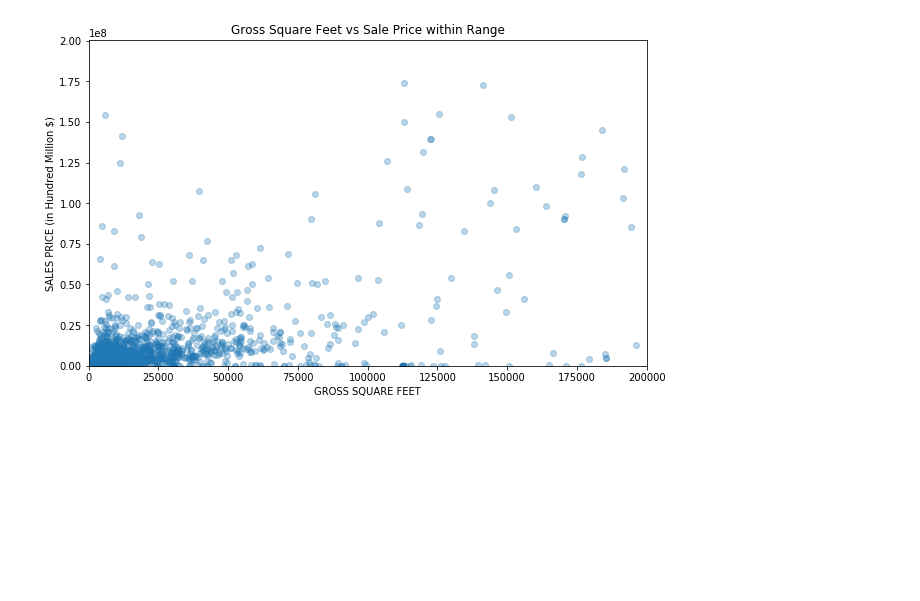
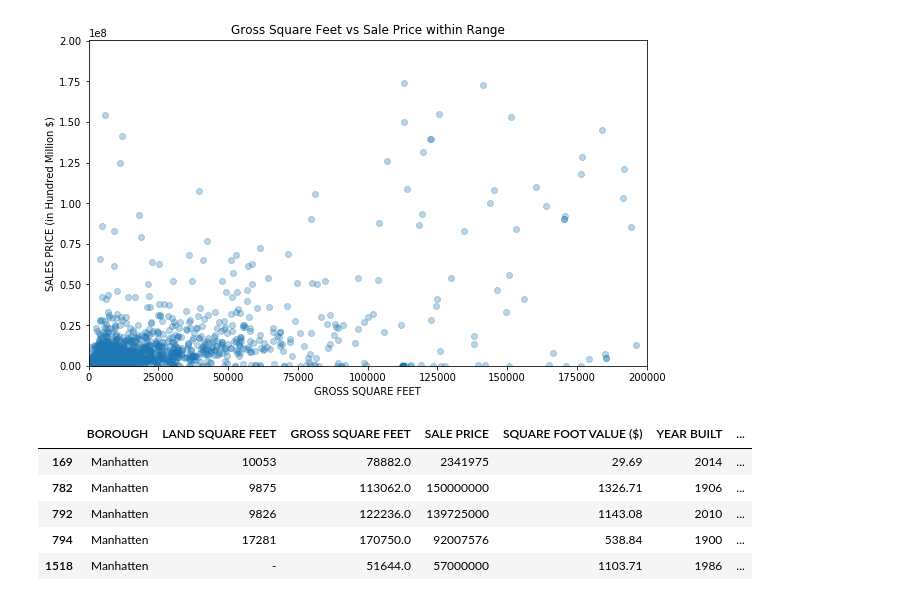
Before and after one commit to CyEdmonds/Project-1, a Jupyter notebook: nyc_roughdraft.ipynb, the cells around one changed output. Drawn from its saved outputs; the diff is of its cells as text; code cells hidden in the pictures; blank space fills up the shorter version.

Commit message:
adding changes to notebook, cleaned some data in preparation for plotting.

```diff
--- a/nyc_roughdraft.ipynb
+++ b/nyc_roughdraft.ipynb
@@ -131,3 +127,23 @@ plt.savefig("Data/GrossSQFT_vs_SalesP_Limits.png")
 plt.show()
 # %% [output]
 [figure]
+# %%
+#let's plot and see how many properties were sold based based the range of we have set. # "number of properties in each BOROUGH"
+# @CY, Can you create an histogram type of plot?
+# only run once if running in notebook, if you have to run again restart kernel, otherwise you add the column multiple times
+# Cy: create values of SALE_PRICE / GROSS_SQUARE_FEET to get per sqft value of each property
+nyc_property.insert(4, "SQUARE FOOT VALUE ($)", nyc_property["SALE PRICE"]/nyc_property["GROSS SQUARE FEET"], True)  # dtype: int64
+
+# filter data: find only > 49,999 gross sqft, and < $1337 per sqft value
+nyc_property_filter = nyc_property[nyc_property["GROSS SQUARE FEET"] >49999]
+nyc_property_filter = nyc_property_filter[nyc_property_filter["SQUARE FOOT VALUE ($)"] <1337]
+nyc_property_filter["SQUARE FOOT VALUE ($)"]= pd.to_numeric(nyc_property_filter["SQUARE FOOT VALUE ($)"] , errors= "coerce").apply("{:.2f}".format)
+
+nyc_property_filter.head()
+# %% [output]
+|  | BOROUGH | LAND SQUARE FEET | GROSS SQUARE FEET | SALE PRICE | SQUARE FOOT VALUE ($) | YEAR BUILT | ... |
+| 169 | Manhatten | 10053 | 78882.0 | 2341975 | 29.69 | 2014 | ... |
+| 782 | Manhatten | 9875 | 113062.0 | 150000000 | 1326.71 | 1906 | ... |
+| 792 | Manhatten | 9826 | 122236.0 | 139725000 | 1143.08 | 2010 | ... |
+| 794 | Manhatten | 17281 | 170750.0 | 92007576 | 538.84 | 1900 | ... |
+| 1518 | Manhatten | - | 51644.0 | 57000000 | 1103.71 | 1986 | ... |
```
Also changed, not shown: parts of 1 cell of this notebook.
